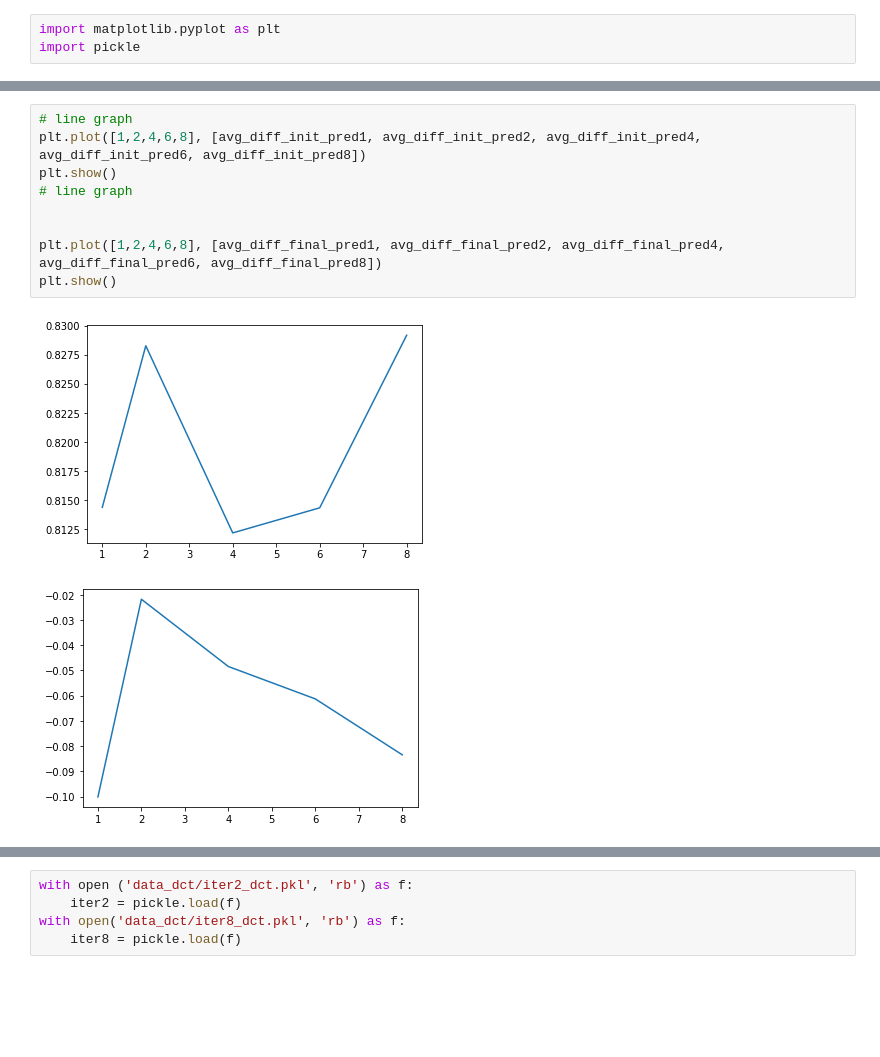
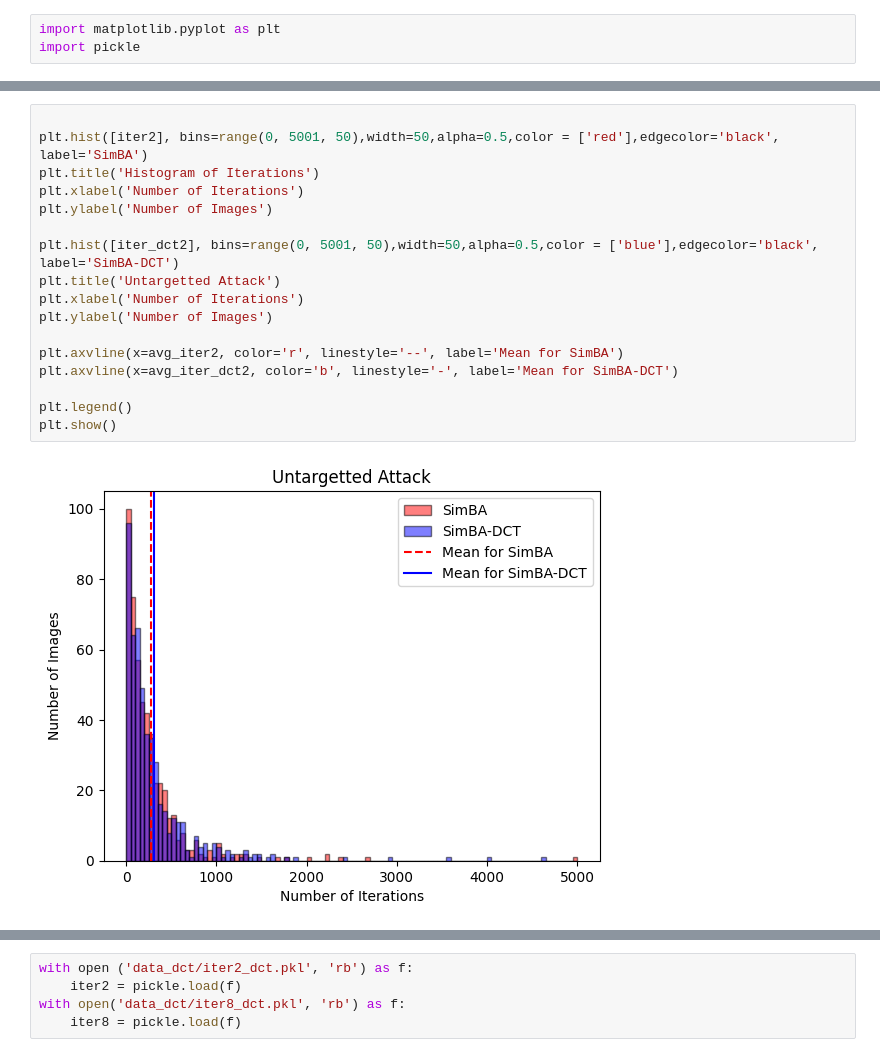
Before and after one commit to esh04/Simple-Black-box-Adversarial-Attacks, a Jupyter notebook: graphs.ipynb, the cells around one changed output, grey strips where cells are left out. Drawn from its saved outputs; the diff is of its cells as text; blank space fills up the shorter version.

```diff
--- a/graphs.ipynb
+++ b/graphs.ipynb
@@ -120,12 +224,19 @@ with open ('data_dct/avg_diff_final_pred8_dct.pkl', 'rb') as f:
-# %%
-# line graph
-plt.plot([1,2,4,6,8], [avg_diff_init_pred1, avg_diff_init_pred2, avg_diff_init_pred4, avg_diff_init_pred6, avg_diff_init_pred8])
-plt.show()
-# line graph
-
-
-plt.plot([1,2,4,6,8], [avg_diff_final_pred1, avg_diff_final_pred2, avg_diff_final_pred4, avg_diff_final_pred6, avg_diff_final_pred8])
-plt.show()
-# %% [output]
-[figure, removed]
-[figure, removed]
+# %%
+
+plt.hist([iter2], bins=range(0, 5001, 50),width=50,alpha=0.5,color = ['red'],edgecolor='black', label='SimBA')
+plt.title('Histogram of Iterations')
+plt.xlabel('Number of Iterations')
+plt.ylabel('Number of Images')
+
+plt.hist([iter_dct2], bins=range(0, 5001, 50),width=50,alpha=0.5,color = ['blue'],edgecolor='black', label='SimBA-DCT')
+plt.title('Untargetted Attack')
+plt.xlabel('Number of Iterations')
+plt.ylabel('Number of Images')
+
+plt.axvline(x=avg_iter2, color='r', linestyle='--', label='Mean for SimBA')
+plt.axvline(x=avg_iter_dct2, color='b', linestyle='-', label='Mean for SimBA-DCT')
+
+plt.legend()
+plt.show()
+# %% [output]
+[figure, added]
```
Also changed, not shown: parts of 19 cells of this notebook.
